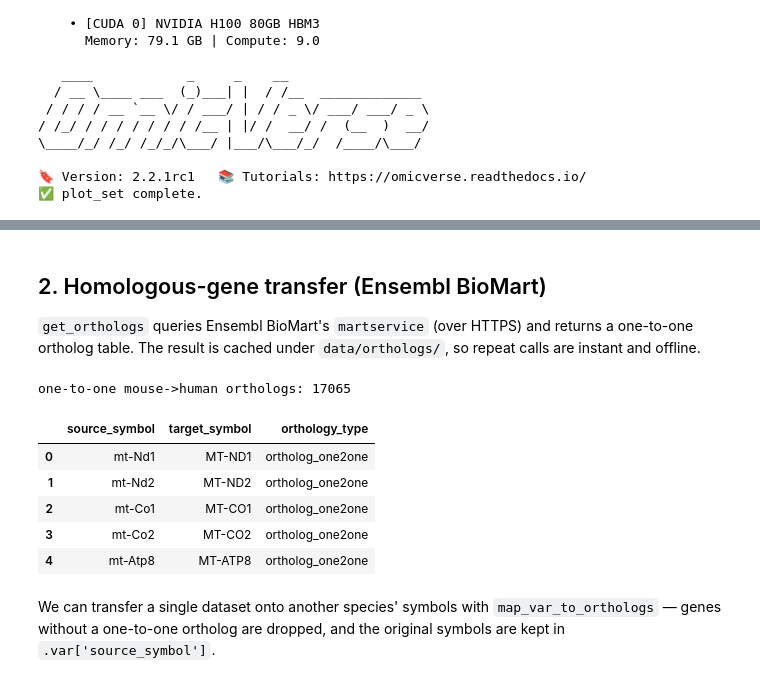
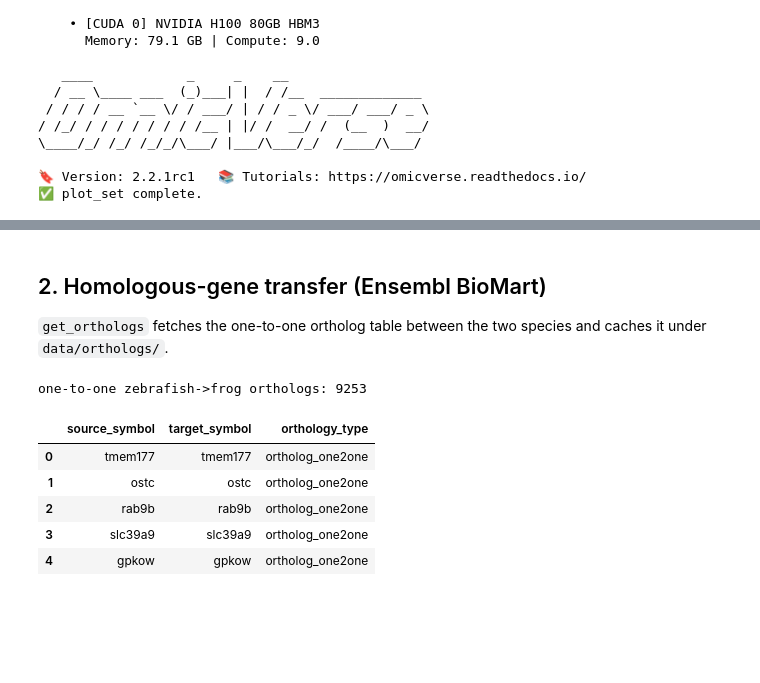
Before and after one commit to Starlitnightly/omicverse-tutorials, a Jupyter notebook: docs/Tutorials-single/t_cross_species.ipynb, the cells around one changed output, grey strips where cells are left out. Cells and saved outputs as stored; diff of their text form; code cells hidden in the pictures; blank space fills up the shorter version.

```diff
--- a/docs/Tutorials-single/t_cross_species.ipynb
+++ b/docs/Tutorials-single/t_cross_species.ipynb
@@ -74,22 +61,17 @@ mouse genes: ['0610007L01Rik', '0610009O20Rik', '0610010K14Rik', '0910001L09Rik'
 # %% [markdown]
 ## 2. Homologous-gene transfer (Ensembl BioMart)
 
-`get_orthologs` queries Ensembl BioMart's `martservice` (over HTTPS) and returns
-a one-to-one ortholog table. The result is cached under `data/orthologs/`, so
-repeat calls are instant and offline.
+`get_orthologs` fetches the one-to-one ortholog table between the two species
+and caches it under `data/orthologs/`.
 # %%
-ortho = ov.single.get_orthologs('mouse', 'human')   # mouse symbol -> human symbol
-print('one-to-one mouse->human orthologs:', len(ortho))
+ortho = ov.single.get_orthologs('zebrafish', 'frog')   # danio -> xenopus
+print('one-to-one zebrafish->frog orthologs:', len(ortho))
 ortho.head()
 # %% [output]
-one-to-one mouse->human orthologs: 17065
+one-to-one zebrafish->frog orthologs: 9253
 |  | source_symbol | target_symbol | orthology_type |
-| 0 | mt-Nd1 | MT-ND1 | ortholog_one2one |
-| 1 | mt-Nd2 | MT-ND2 | ortholog_one2one |
-| 2 | mt-Co1 | MT-CO1 | ortholog_one2one |
-| 3 | mt-Co2 | MT-CO2 | ortholog_one2one |
-| 4 | mt-Atp8 | MT-ATP8 | ortholog_one2one |
+| 0 | tmem177 | tmem177 | ortholog_one2one |
+| 1 | ostc | ostc | ortholog_one2one |
+| 2 | rab9b | rab9b | ortholog_one2one |
+| 3 | slc39a9 | slc39a9 | ortholog_one2one |
+| 4 | gpkow | gpkow | ortholog_one2one |
-# %% [markdown]
-We can transfer a single dataset onto another species' symbols with
-`map_var_to_orthologs` — genes without a one-to-one ortholog are dropped, and the
-original symbols are kept in `.var['source_symbol']`.
```
Also changed, not shown: parts of 17 cells of this notebook, 1 other file.
